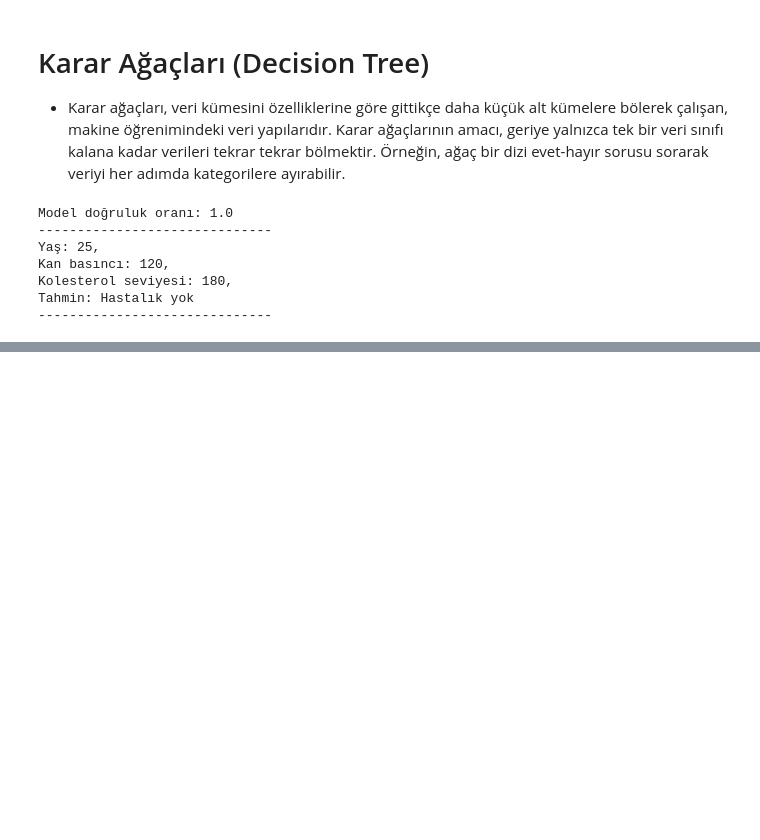
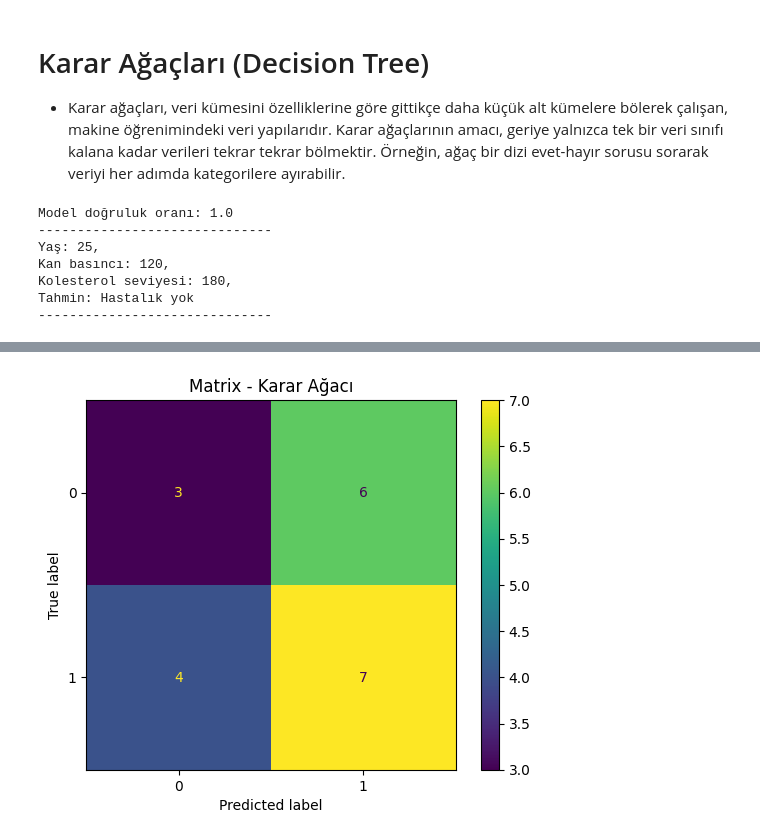
Before and after one commit to utuncer/python-kutuphaneler, a Jupyter notebook: decision_tree.ipynb, the cells around one changed output, grey strips where cells are left out. Saved outputs shown, nothing was run; the diff lists cells and outputs as text; code cells hidden in the pictures; blank space fills up the shorter version.

```diff
--- a/decision_tree.ipynb
+++ b/decision_tree.ipynb
@@ -49,0 +101,9 @@ Tahmin: Hastalık yok
+# %%
+import pandas as pd
+import matplotlib.pyplot as plt
+from sklearn.model_selection import train_test_split
+from sklearn.tree import DecisionTreeClassifier
+from sklearn.metrics import accuracy_score, confusion_matrix, ConfusionMatrixDisplay
+
+df = pd.read_excel(r'excel\karar_agaci_veri_100.xlsx')
+df
@@ -49,0 +124,15 @@ Tahmin: Hastalık yok
+# %%
+X = df[['Yas','Kan_Basinci' ,'Kolesterol']]
+y = df['Hastalik']
+
+X_train, X_test, y_train, y_test = train_test_split(X,y,test_size=0.2,random_state=42)
+classifier = DecisionTreeClassifier()
+classifier.fit(X_train, y_train)
+y_pred = classifier.predict(X_test)
+c_m = confusion_matrix(y_test,y_pred)
+disp = ConfusionMatrixDisplay(confusion_matrix=c_m)
+disp.plot()
+plt.title('Matrix - Karar Ağacı')
+plt.show() # 2^n
+# %% [output]
+[figure, added]
```
Also changed, not shown: parts of 15 cells of this notebook, 1 other file.
